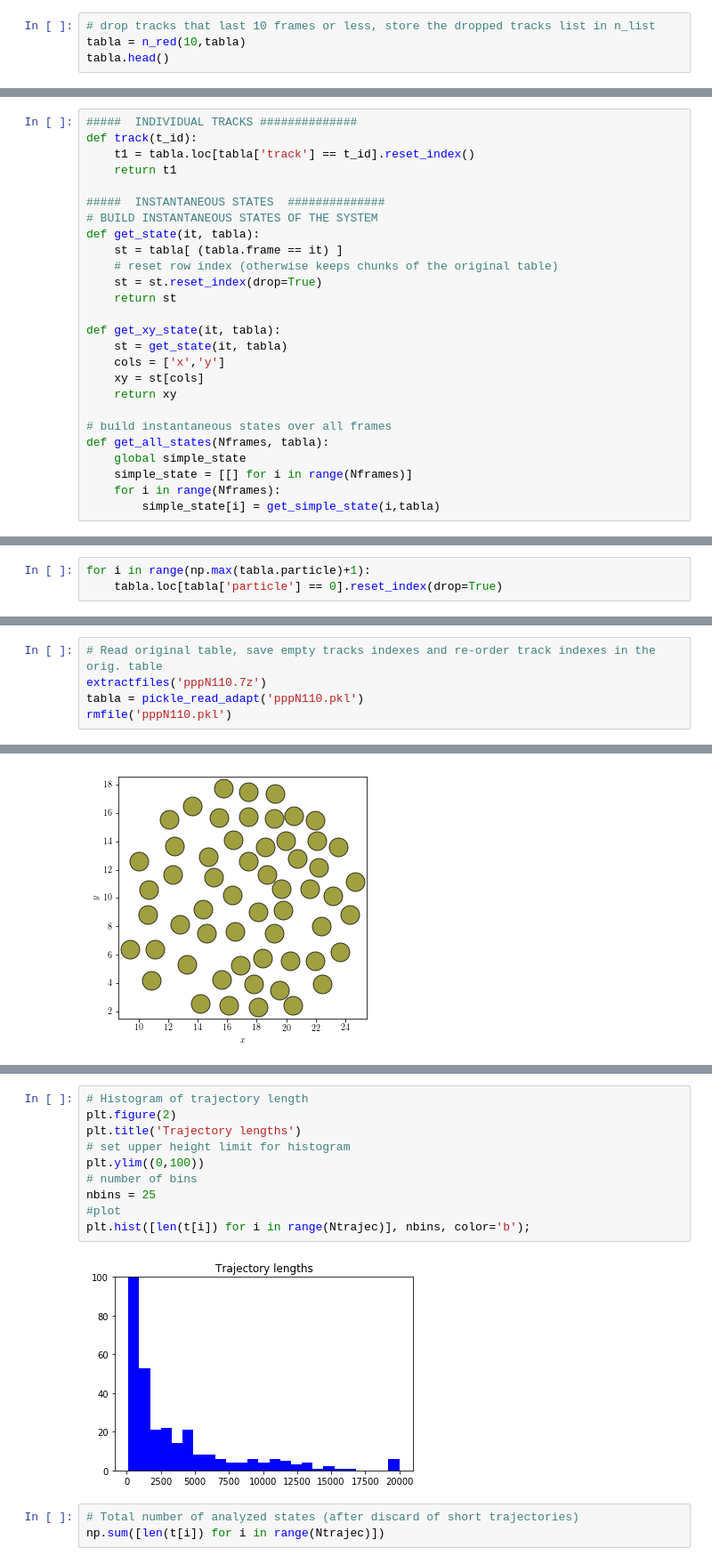
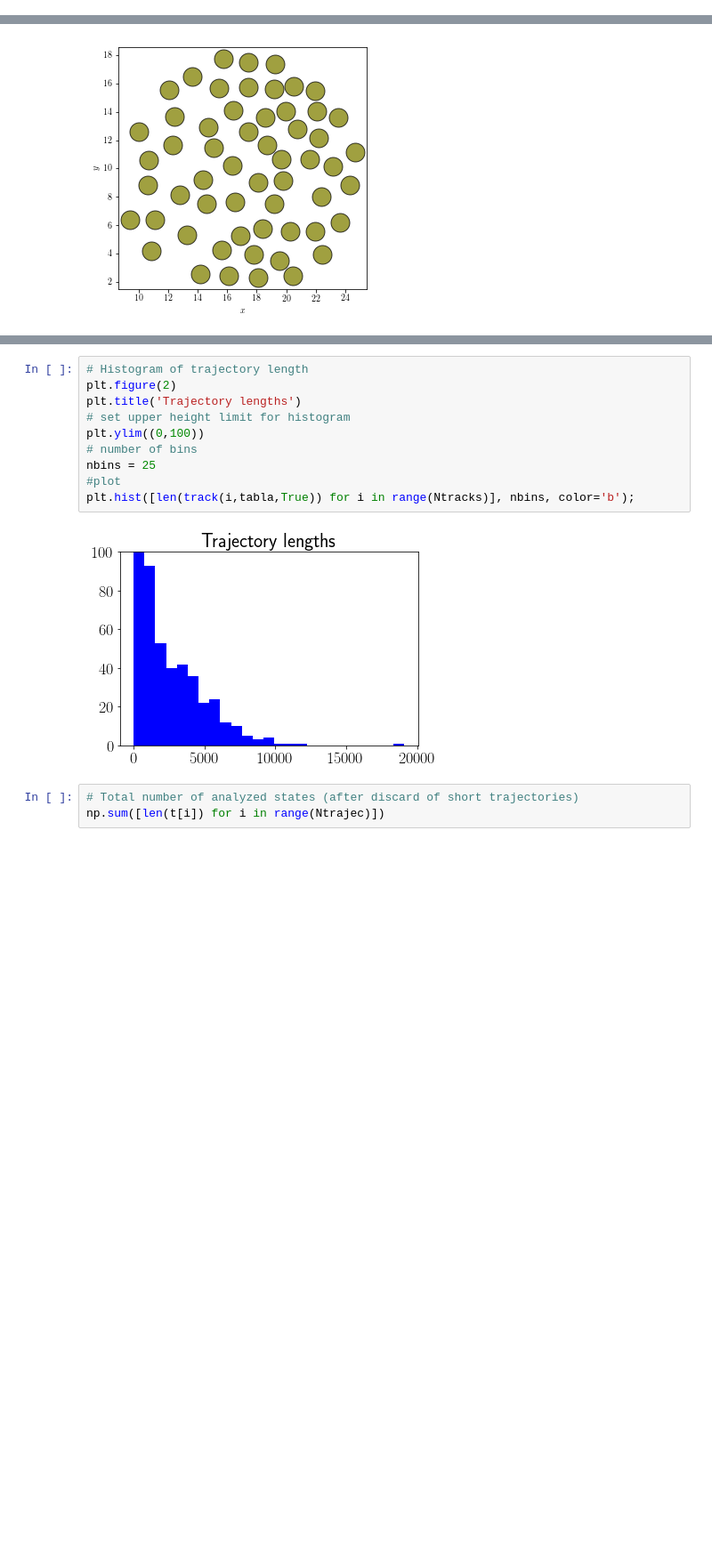
Before and after one commit to fvegar/Tracks, a Jupyter notebook: tracks_processing.ipynb, the cells around one changed output, grey strips where cells are left out. Shown: that part at 89% size. Cells and saved outputs as stored; diff of their text form; blank space fills up the shorter version.

Commit message:
last update, with correct "track" function

```diff
--- a/tracks_processing.ipynb
+++ b/tracks_processing.ipynb
@@ -190,4 +231,0 @@ tabla.loc[tabla.track==70]
-# %%
-# drop tracks that last 10 frames or less, store the dropped tracks list in n_list
-tabla = n_red(10,tabla)
-tabla.head()
@@ -207,26 +231,0 @@ Outputs the complete history for the 't_id' track
-# %%
-#####  INDIVIDUAL TRACKS ##############
-def track(t_id):
-    t1 = tabla.loc[tabla['track'] == t_id].reset_index()
-    return t1
-
-#####  INSTANTANEOUS STATES  ##############
-# BUILD INSTANTANEOUS STATES OF THE SYSTEM
-def get_state(it, tabla):
-    st = tabla[ (tabla.frame == it) ]
-    # reset row index (otherwise keeps chunks of the original table)
-    st = st.reset_index(drop=True)
-    return st
-
-def get_xy_state(it, tabla):
-    st = get_state(it, tabla)
-    cols = ['x','y']
-    xy = st[cols]
-    return xy
-
-# build instantaneous states over all frames
-def get_all_states(Nframes, tabla):
-    global simple_state
-    simple_state = [[] for i in range(Nframes)]
-    for i in range(Nframes):
-        simple_state[i] = get_simple_state(i,tabla)
@@ -299,3 +282,0 @@ plt.plot(np.gradient(tabla[tabla.track==100].x))
-# %%
-for i in range(np.max(tabla.particle)+1):
-    tabla.loc[tabla['particle'] == 0].reset_index(drop=True)
@@ -343,5 +282,0 @@ tabla.head()
-# %%
-# Read original table, save empty tracks indexes and re-order track indexes in the orig. table
-extractfiles('pppN110.7z')
-tabla = pickle_read_adapt('pppN110.pkl')
-rmfile('pppN110.pkl')
@@ -622,15 +445,15 @@ def del_short_trajec(nf):
 # %%
 # Histogram of trajectory length
 plt.figure(2)
 plt.title('Trajectory lengths')
 # set upper height limit for histogram
 plt.ylim((0,100))
 # number of bins
 nbins = 25
 #plot
-plt.hist([len(t[i]) for i in range(Ntrajec)], nbins, color='b');
+plt.hist([len(track(i,tabla,True)) for i in range(Ntracks)], nbins, color='b');
 # %% [output]
-[figure, old version]
+[figure, new version]
 # %%
 # Total number of analyzed states (after discard of short trajectories)
 np.sum([len(t[i]) for i in range(Ntrajec)])
```
Also changed, not shown: parts of 67 cells of this notebook.
